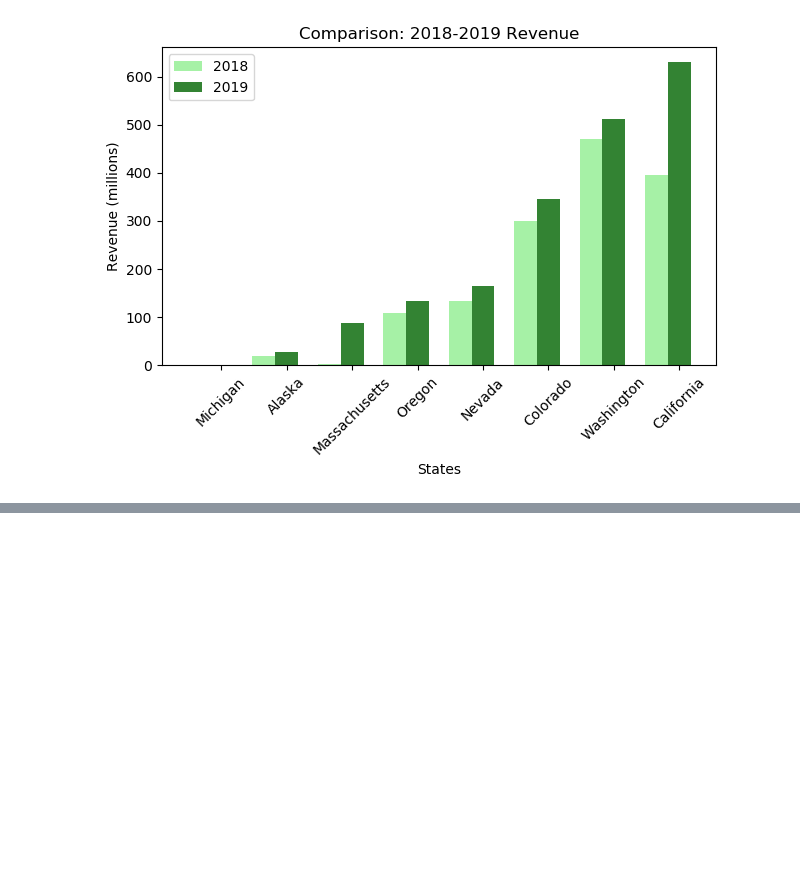
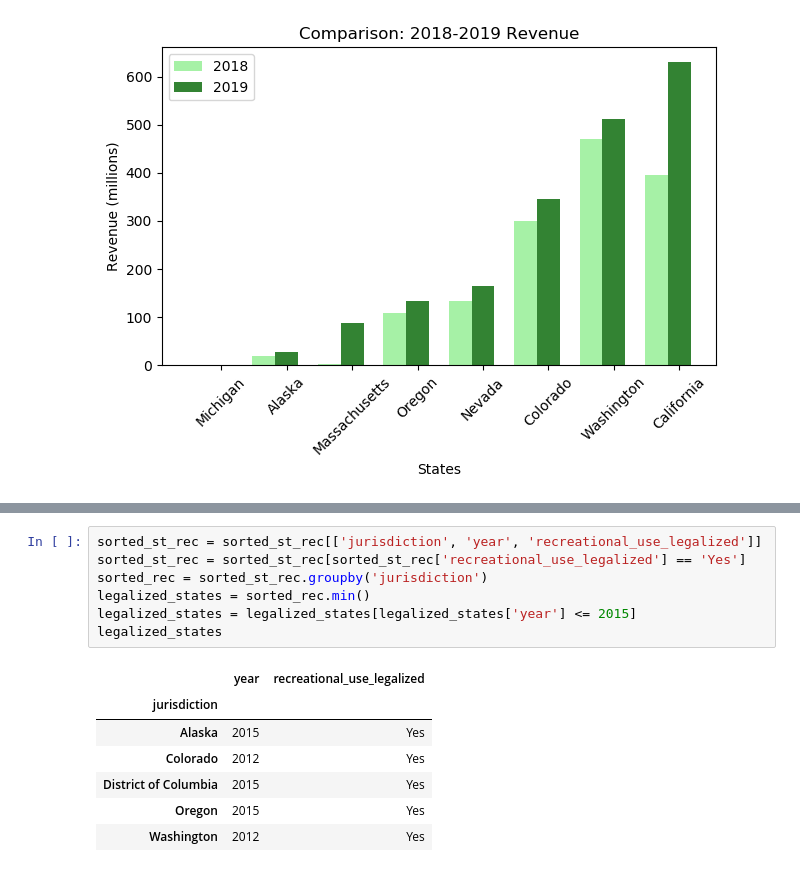
Before and after one commit to C-Miranda/ETL-Project, a Jupyter notebook: cannabis_transformed.ipynb, the cells around one changed output, grey strips where cells are left out. Drawn from its saved outputs; the diff is of its cells as text; blank space fills up the shorter version.

```diff
--- a/cannabis_transformed.ipynb
+++ b/cannabis_transformed.ipynb
@@ -182,0 +204,15 @@ deaths_transformed
+# %%
+sorted_st_rec = sorted_st_rec[['jurisdiction', 'year', 'recreational_use_legalized']]
+sorted_st_rec = sorted_st_rec[sorted_st_rec['recreational_use_legalized'] == 'Yes']
+sorted_rec = sorted_st_rec.groupby('jurisdiction')
+legalized_states = sorted_rec.min()
+legalized_states = legalized_states[legalized_states['year'] <= 2015]
+legalized_states
+# %% [output]
+|  | year | recreational_use_legalized |
+| jurisdiction |  |  |
+| Alaska | 2015 | Yes |
+| Colorado | 2012 | Yes |
+| District of Columbia | 2015 | Yes |
+| Oregon | 2015 | Yes |
+| Washington | 2012 | Yes |
```
Also changed, not shown: parts of 11 cells of this notebook.
